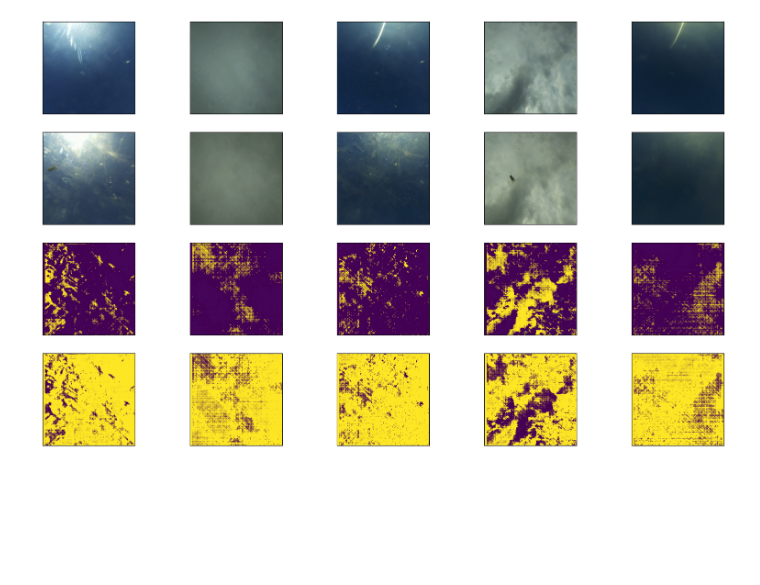
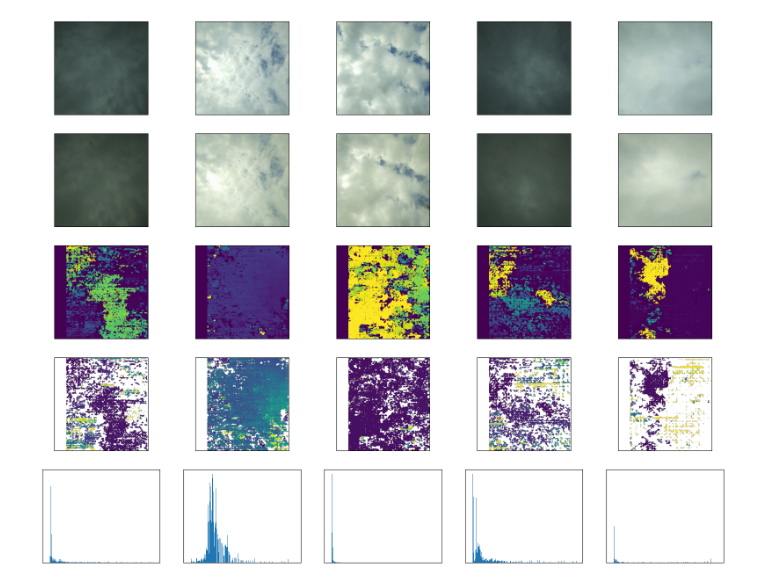
Before and after one commit to isaachcamp/iecdt-computer-vision-group-proj, a Jupyter notebook: stereo.ipynb, the cells around one changed output. Saved outputs shown, nothing was run; the diff lists cells and outputs as text; code cells hidden in the pictures; blank space fills up the shorter version.

Commit message:
eval all images with stereo notebook

```diff
--- a/stereo.ipynb
+++ b/stereo.ipynb
@@ -14,8 +30,9 @@ for axs in ax.flatten():
     axs.set_yticks([])
 for i in range(5):
     n = np.random.randint(0,13760)
-    ax[0,i].imshow(cv2.rotate(plt.imread(list((A_DPATH).glob('*.png'))[n]), cv2.ROTATE_90_CLOCKWISE))
-    ax[1,i].imshow(cv2.rotate(plt.imread(list((B_DPATH).glob('*.png'))[n]), cv2.ROTATE_90_CLOCKWISE))
+    img_A, img_B = get_imgs(labels.columns[n])
+    ax[0,i].imshow(img_A)
+    ax[1,i].imshow(img_B)
 
 fig.suptitle("Comparison of Camera Images", fontsize=32)
 
@@ -27,49 +44,46 @@ for i, row in enumerate(ax):
+# %%
+# Camera parameters (from calibration)
+img_px_width = 3040
+fov = 90
+focal_length = img_px_width / (2 * np.tan(np.deg2rad(fov / 2)))  # Adjust based on your camera calibration
+baseline = 271  # Distance between the cameras in meters
+# %%
+# StereoSGBM parameters
+num_disparities = 16*4
+blocksize = 5
+# %%
+sel_imgs = np.random.randint(0, 13760, size=5)
+height_bins = labels.index.values
 # %%
-num_disparities = 16*10
+fig, ax = plt.subplots(5, 5, figsize=(20, 16))
 
-
-# Camera parameters (from calibration)
-focal_length = 2708  # Adjust based on your camera calibration
-baseline = 271  # Distance between the cameras in meters
-
-
-fig, ax = plt.subplots(4, 5, figsize=(20, 12))
 for axs in ax.flatten():
     axs.set_xticks([])
     axs.set_yticks([])
-for i in range(5):
-    n = np.random.randint(0,13760)
 
+for i, n in enumerate(sel_imgs):
+    # Load stereo images (left and right)
+    img_A, img_B = get_imgs(labels.columns[n])
 
-    # Load stereo images (left and right)
-    img_left = cv2.imread(list((A_DPATH).glob('*.png'))[n], cv2.IMREAD_COLOR)
-    img_right = cv2.imread(list((B_DPATH).glob('*.png'))[n], cv2.IMREAD_COLOR)
-
-    img_left = cv2.rotate(img_left, cv2.ROTATE_90_CLOCKWISE)
-    img_right = cv2.rotate(img_right, cv2.ROTATE_90_CLOCKWISE)
-
-
-    image_left_rgb = cv2.cvtColor(img_left, cv2.COLOR_BGR2RGB)
-    image_right_rgb = cv2.cvtColor(img_right, cv2.COLOR_BGR2RGB)
-
-    ax[0,i].imshow(image_left_rgb)
-    ax[1,i].imshow(image_right_rgb)
+    # Plot original rectified images
+    ax[0,i].imshow(img_A)
+    ax[1,i].imshow(img_B)
 
     # Create SGM matcher
     sgm = cv2.StereoSGBM_create(
         minDisparity=0,
-        numDisparities=16*5,  # Should be a multiple of 16
-        blockSize=5,
-        P1=8 * 3 * 5**2,  # 8 * number_of_channels * blockSize^2
-        P2=32 * 3 * 5**2,
-        disp12MaxDiff=1,
-        uniquenessRatio=15,
-        speckleWindowSize=100,
-        speckleRange=32
+        numDisparities=num_disparities,  # Should be a multiple of 16
+        blockSize=blocksize,
+        P1=8 * 3 * blocksize**2,  # 8 * number_of_channels * blockSize^2
+        P2=32 * 3 * blocksize**2,
+        disp12MaxDiff=7,
+        uniquenessRatio=7,
+        speckleWindowSize=50,
+        speckleRange=3
     )
 
     # Compute disparity map
-    disparity = sgm.compute(img_left, img_right)
+    disparity = sgm.compute(img_A, img_B)
 
     # Normalize and display
     disparity_norm = cv2.normalize(disparity, None, alpha=0, beta=255, norm_type=cv2.NORM_MINMAX)
@@ -77,25 +91,20 @@ for i in range(5):
 
     ax[2,i].imshow(disparity_vis)
 
-    print(disparity.max(), disparity.min())
-
-
     # Disparity is set to float
     disparity = disparity.astype(np.float32)
 
     # Avoid division by zero
-    disparity[disparity <= 0] = 1e-6  # Prevent infinite depth
+    disparity[disparity <= 0] = np.nan  # Prevent infinite depth
 
     depth_map = (focal_length * baseline) / disparity
-
-    print(disparity.max(), depth_map.min())
 
     # Display depth map
     depth_vis = cv2.normalize(depth_map, None, 0, 255, cv2.NORM_MINMAX)
     depth_vis = np.uint8(depth_vis)
 
-    ax[3,i].imshow(depth_vis)
+    depth_norm = mcolors.Normalize(vmin=0, vmax=10000)
+    ax[3,i].imshow(depth_map, cmap=plt.cm.viridis, norm=depth_norm)
 
-#cv2.waitKey(0)
-#cv2.destroyAllWindows()
+    ax[4,i].hist(depth_map.flatten(), bins=height_bins)
 # %% [output]
@@ -112 +111 @@ for i in range(5):
-[figure, old version]
+[figure, new version]
```
Also changed, not shown: parts of 11 cells of this notebook, 2 other files.
